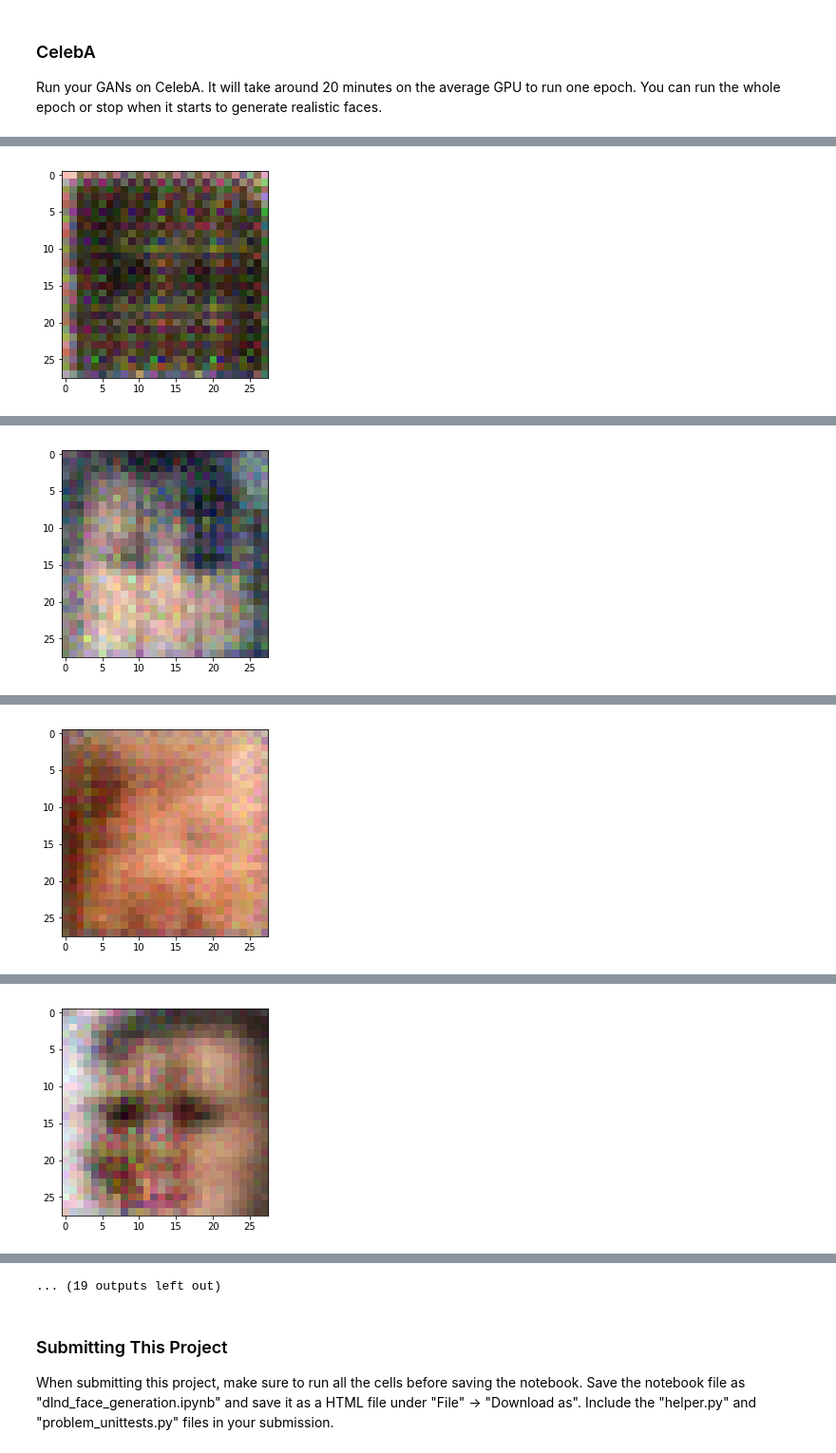
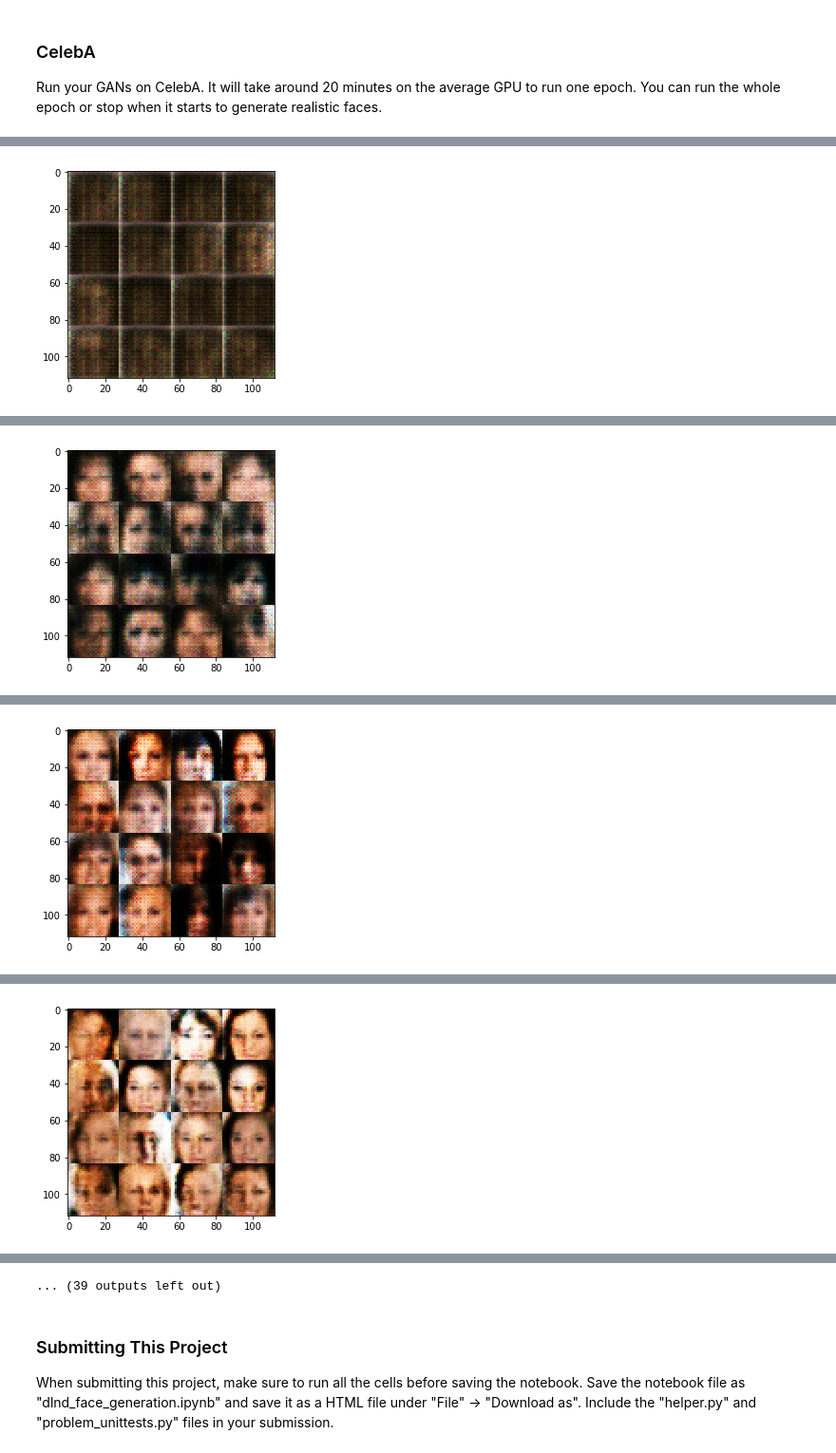
Before and after one commit to imkeno/face-generation, a Jupyter notebook: dlnd_face_generation.ipynb, the cells around one changed output, grey strips where cells are left out. Shown at 95% size. Cells and saved outputs as stored; diff of their text form; code cells hidden in the pictures.

```diff
--- a/dlnd_face_generation.ipynb
+++ b/dlnd_face_generation.ipynb
@@ -167,22 +167,28 @@ def discriminator(images, reuse=False, alpha=0.01):
     orig_shape = images.get_shape().as_list()
     with tf.variable_scope('discriminator', reuse=reuse):
         # Input layer is 28x28xorig_shape[3]
-        x1 = tf.layers.conv2d(images, 64, 5, strides=2, padding='same')
+        x1 = tf.layers.conv2d(images, 64, 5, strides=2, padding='same',
+                              kernel_initializer=tf.contrib.layers.xavier_initializer())
         relu1 = tf.maximum(alpha * x1, x1)
+        droupout1 = tf.layers.dropout(relu1,rate=0.45)
         # 14x14x64
         #print(relu1)
-        x2 = tf.layers.conv2d(relu1, 128, 5, strides=2, padding='same')
+        x2 = tf.layers.conv2d(droupout1, 128, 5, strides=2, padding='same',
+                             kernel_initializer=tf.contrib.layers.xavier_initializer())
         bn2 = tf.layers.batch_normalization(x2, training=True)
         relu2 = tf.maximum(alpha * bn2, bn2)
+        droupout2 = tf.layers.dropout(relu2,rate=0.45)
         # 7x7x128
         #print(relu2)
-        x3 = tf.layers.conv2d(relu2, 256, 5, strides=2, padding='same')
+        x3 = tf.layers.conv2d(droupout2, 256, 5, strides=2, padding='same',
+                             kernel_initializer=tf.contrib.layers.xavier_initializer())
         bn3 = tf.layers.batch_normalization(x3, training=True)
         relu3 = tf.maximum(alpha * bn3, bn3)
+        droupout3 = tf.layers.dropout(relu3,rate=0.45)
         # 4x4x256
         #print(relu3)
         # Flatten it
-        flat = tf.reshape(relu3, (-1, 4*4*256))
+        flat = tf.reshape(droupout3, (-1, 4*4*256))
         logits = tf.layers.dense(flat, 1)
         out = tf.sigmoid(logits)
         #print(out)
@@ -376,6 +382,7 @@ def train(epoch_count, batch_size, z_dim, learning_rate, beta1, get_batches, dat
         for epoch_i in range(epoch_count):
             for batch_images in get_batches(batch_size):
                 # TODO: Train Model
+                batch_images = batch_images*2
                 steps += 1
                 # Sample random noise for G
                 batch_z = np.random.uniform(-1, 1, size=(batch_size, z_dim))
@@ -396,7 +403,7 @@ def train(epoch_count, batch_size, z_dim, learning_rate, beta1, get_batches, dat
                     losses.append((train_loss_d, train_loss_g))
 
                 if steps % 100 == 0:
-                    show_generator_output(sess, 1, input_z, data_shape[-1], data_image_mode)
+                    show_generator_output(sess, 16, input_z, data_shape[-1], data_image_mode)
         saver.save(sess, './generator.ckpt')
 # %% [markdown]
 ### MNIST
@@ -491,7 +498,7 @@ Run your GANs on CelebA.  It will take around 20 minutes on the average GPU to r
 batch_size = 128
 z_dim = 100
 learning_rate = 0.0003
-beta1 = 0.5
+beta1 = 0.3
 
 
 """
@@ -517 +524 @@ Epoch 0/1... Discriminator Loss: 0.4158... Generator Loss: 1.3971
-[figure, old version]
+[figure, new version]
@@ -528 +535 @@ Epoch 0/1... Discriminator Loss: 0.6369... Generator Loss: 0.9651
-[figure, old version]
+[figure, new version]
@@ -539 +546 @@ Epoch 0/1... Discriminator Loss: 0.5486... Generator Loss: 1.2371
-[figure, old version]
+[figure, new version]
@@ -550 +557 @@ Epoch 0/1... Discriminator Loss: 0.1574... Generator Loss: 2.7802
-[figure, old version]
+[figure, new version]
@@ -573,4 +580,4 @@ Epoch 0/1... Discriminator Loss: 0.6792... Generator Loss: 0.7982
-... (19 outputs left out)
+... (39 outputs left out)
 # %% [markdown]
 ### Submitting This Project
 When submitting this project, make sure to run all the cells before saving the notebook. Save the notebook file as "dlnd_face_generation.ipynb" and save it as a HTML file under "File" -> "Download as". Include the "helper.py" and "problem_unittests.py" files in your submission.
```
Also changed, not shown: parts of 3 cells of this notebook, 2 other files.
